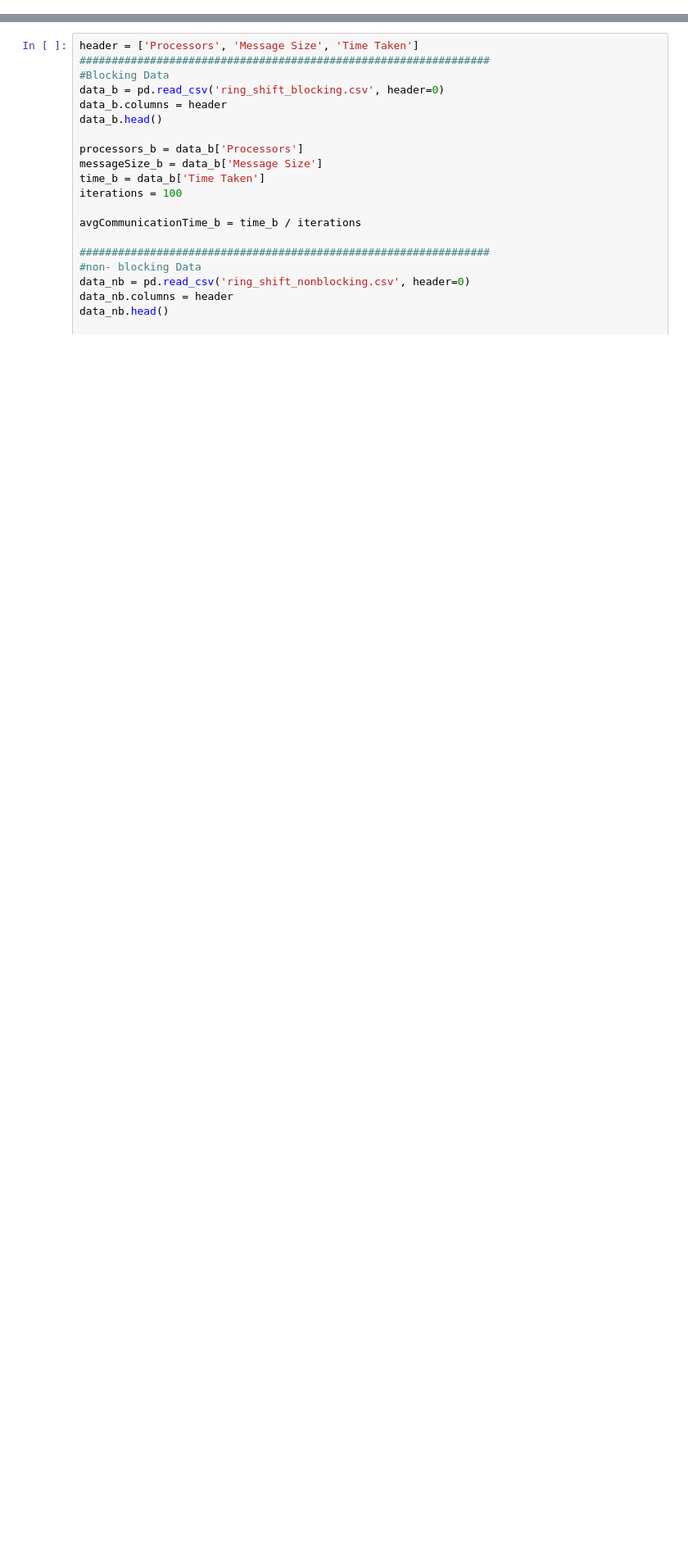
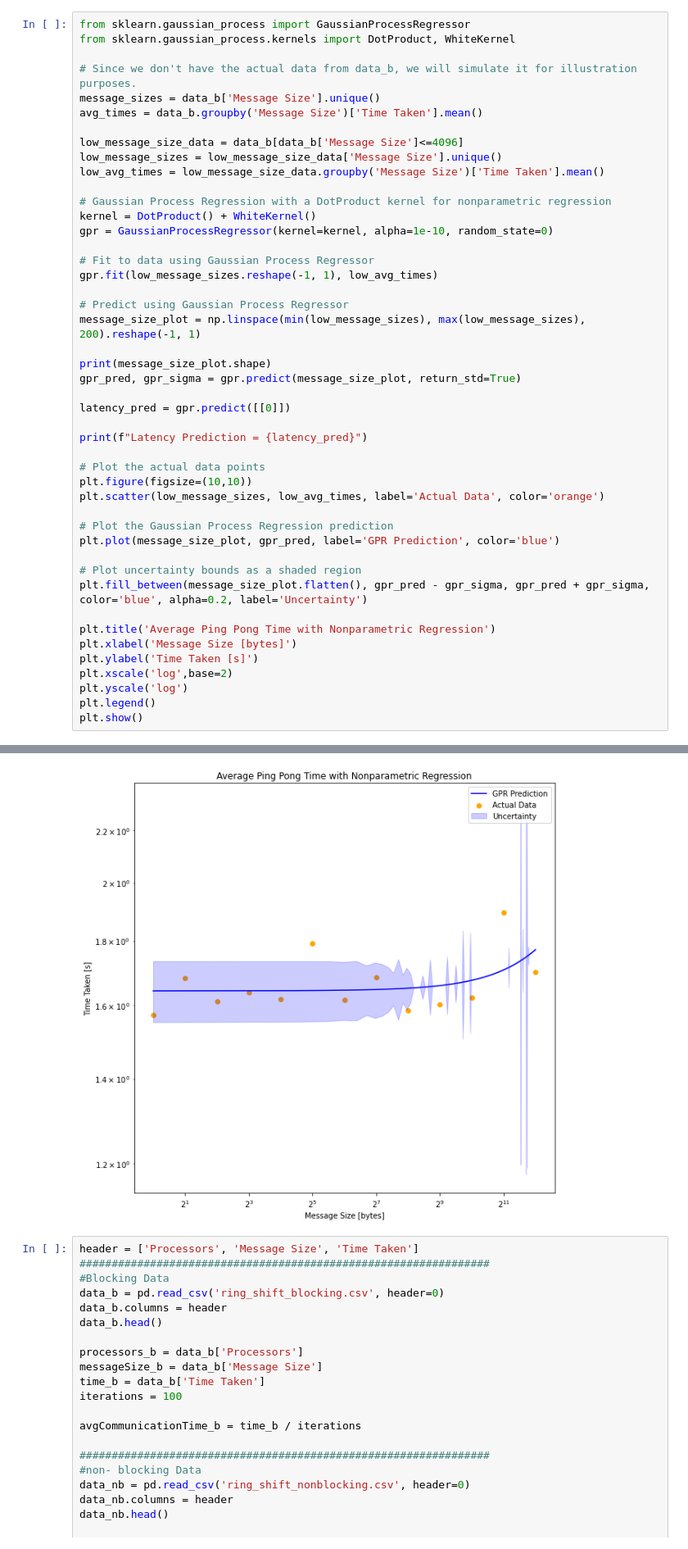
Before and after one commit to cmse822/project-3-mpi-p2p-team-4, a Jupyter notebook: visualization.ipynb, the cells around one changed output, grey strips where cells are left out. Shown at 82% size. Drawn from its saved outputs; the diff is of its cells as text; blank space fills up the shorter version.

```diff
--- a/visualization.ipynb
+++ b/visualization.ipynb
@@ -47,0 +148,47 @@ plt.show()
+# %%
+from sklearn.gaussian_process import GaussianProcessRegressor
+from sklearn.gaussian_process.kernels import DotProduct, WhiteKernel
+
+# Since we don't have the actual data from data_b, we will simulate it for illustration purposes.
+message_sizes = data_b['Message Size'].unique()
+avg_times = data_b.groupby('Message Size')['Time Taken'].mean()
+
+low_message_size_data = data_b[data_b['Message Size']<=4096]
+low_message_sizes = low_message_size_data['Message Size'].unique()
+low_avg_times = low_message_size_data.groupby('Message Size')['Time Taken'].mean()
+
+# Gaussian Process Regression with a DotProduct kernel for nonparametric regression
+kernel = DotProduct() + WhiteKernel()
+gpr = GaussianProcessRegressor(kernel=kernel, alpha=1e-10, random_state=0)
+
+# Fit to data using Gaussian Process Regressor
+gpr.fit(low_message_sizes.reshape(-1, 1), low_avg_times)
+
+# Predict using Gaussian Process Regressor
+message_size_plot = np.linspace(min(low_message_sizes), max(low_message_sizes), 200).reshape(-1, 1)
+
+print(message_size_plot.shape)
+gpr_pred, gpr_sigma = gpr.predict(message_size_plot, return_std=True)
+
+latency_pred = gpr.predict([[0]])
+
+print(f"Latency Prediction = {latency_pred}")
+
+# Plot the actual data points
+plt.figure(figsize=(10,10))
+plt.scatter(low_message_sizes, low_avg_times, label='Actual Data', color='orange')
+
+# Plot the Gaussian Process Regression prediction
+plt.plot(message_size_plot, gpr_pred, label='GPR Prediction', color='blue')
+
+# Plot uncertainty bounds as a shaded region
+plt.fill_between(message_size_plot.flatten(), gpr_pred - gpr_sigma, gpr_pred + gpr_sigma, color='blue', alpha=0.2, label='Uncertainty')
+
+plt.title('Average Ping Pong Time with Nonparametric Regression')
+plt.xlabel('Message Size [bytes]')
+plt.ylabel('Time Taken [s]')
+plt.xscale('log',base=2)
+plt.yscale('log')
+plt.legend()
+plt.show()
+# %% [output]
@@ -48,3 +197,4 @@ plt.show()
+[figure, added]
 # %%
 header = ['Processors', 'Message Size', 'Time Taken']
 ################################################################
```
Also changed, not shown: parts of 4 cells of this notebook, 3 other files.
